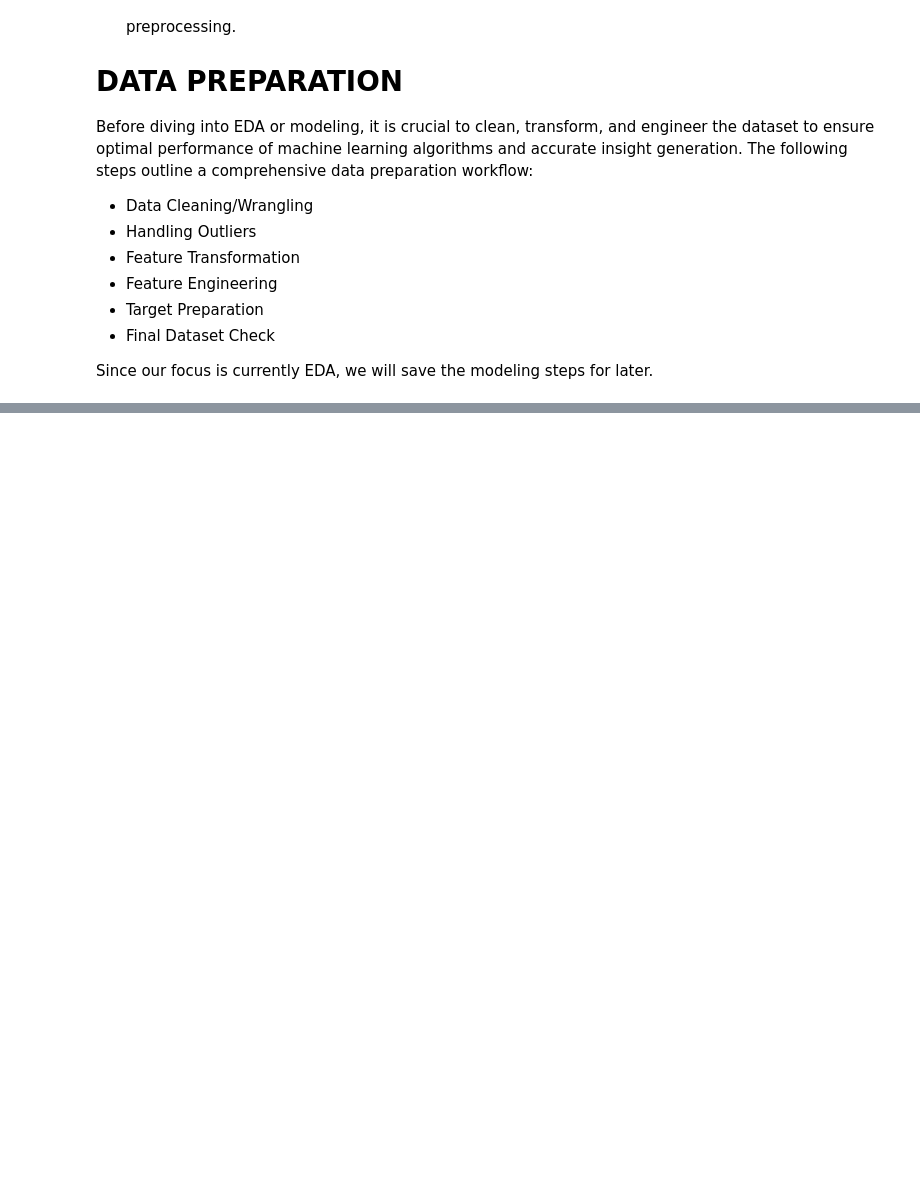
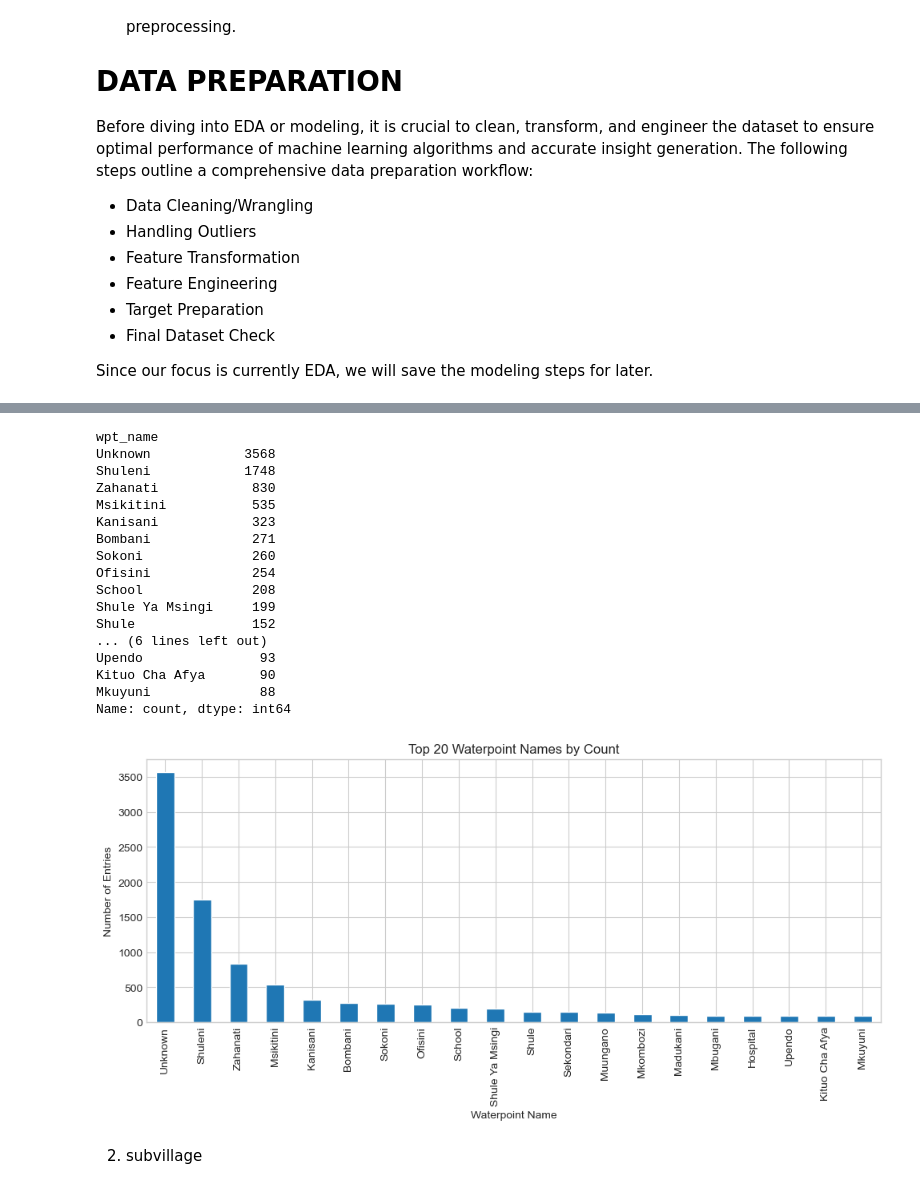
Before and after one commit to Vain-Guy/tanzania-water-well-status-prediction, a Jupyter notebook: TanzaniaWaterWells_EDA.ipynb, the cells around one changed output, grey strips where cells are left out. Saved outputs shown, nothing was run; the diff lists cells and outputs as text; code cells hidden in the pictures; blank space fills up the shorter version.

```diff
--- a/TanzaniaWaterWells_EDA.ipynb
+++ b/TanzaniaWaterWells_EDA.ipynb
@@ -781,0 +878,4 @@ Since our focus is currently EDA, we will save the modeling steps for later.
+# %%
+# Drop 'id' and 'recorded_by' columns
+train_df.drop(columns = ['id', 'recorded_by'], inplace = True)
+test_df.drop(columns = ['id', 'recorded_by'], inplace = True)
@@ -781,0 +908,4 @@ Since our focus is currently EDA, we will save the modeling steps for later.
+# %%
+# Drop 'num_private' column
+train_df.drop(columns = ['num_private'], inplace = True)
+test_df.drop(columns = ['num_private'], inplace = True)
@@ -781,0 +1130,9 @@ Since our focus is currently EDA, we will save the modeling steps for later.
+# %%
+# Convert 'none' to 'Unknown'
+train_df['wpt_name'] = train_df['wpt_name'].replace('none', 'Unknown')
+
+# Fill nulls with 'Unknown'
+train_df['wpt_name'] = train_df['wpt_name'].fillna('Unknown')
+
+# Sanity check
+print("Null values in 'wpt_name' after cleaning:", train_df['wpt_name'].isna().sum())
@@ -781,0 +1147,41 @@ Since our focus is currently EDA, we will save the modeling steps for later.
+# %%
+# Remove leading or trailing white spaces and excessive internal spaces
+train_df['wpt_name'] = train_df['wpt_name'].str.strip()
+train_df['wpt_name'] = train_df['wpt_name'].str.replace(r'\s+', ' ', regex = True)
+# %%
+# Count occurrences
+wpt_name_counts = train_df['wpt_name'].value_counts(dropna = False)
+
+# Top 20 most common wpt_names
+top20 = wpt_name_counts.head(20)
+print(top20)
+
+# Plot
+plt.figure(figsize = (10,5))
+top20.plot(kind = 'bar')
+plt.title("Top 20 Waterpoint Names by Count")
+plt.ylabel("Number of Entries")
+plt.xlabel("Waterpoint Name")
+plt.tight_layout()
+plt.show()
+# %% [output]
+wpt_name
+Unknown            3568
+Shuleni            1748
+Zahanati            830
+Msikitini           535
+Kanisani            323
+Bombani             271
+Sokoni              260
+Ofisini             254
+School              208
+Shule Ya Msingi     199
+Shule               152
+... (6 lines left out)
+Upendo               93
+Kituo Cha Afya       90
+Mkuyuni              88
+Name: count, dtype: int64
+[figure, added]
+# %% [markdown]
+2. subvillage
```
Also changed, not shown: parts of 59 cells of this notebook.
